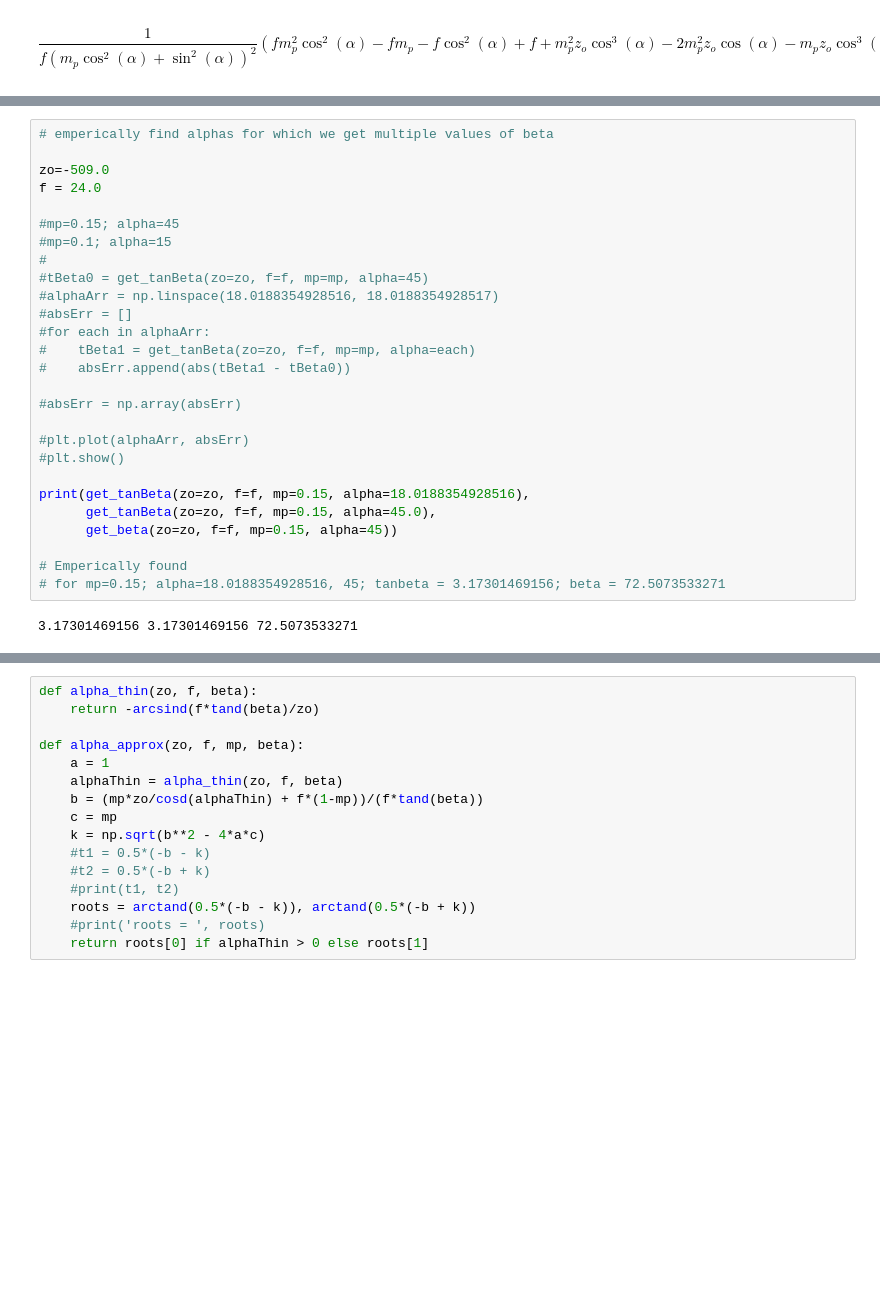
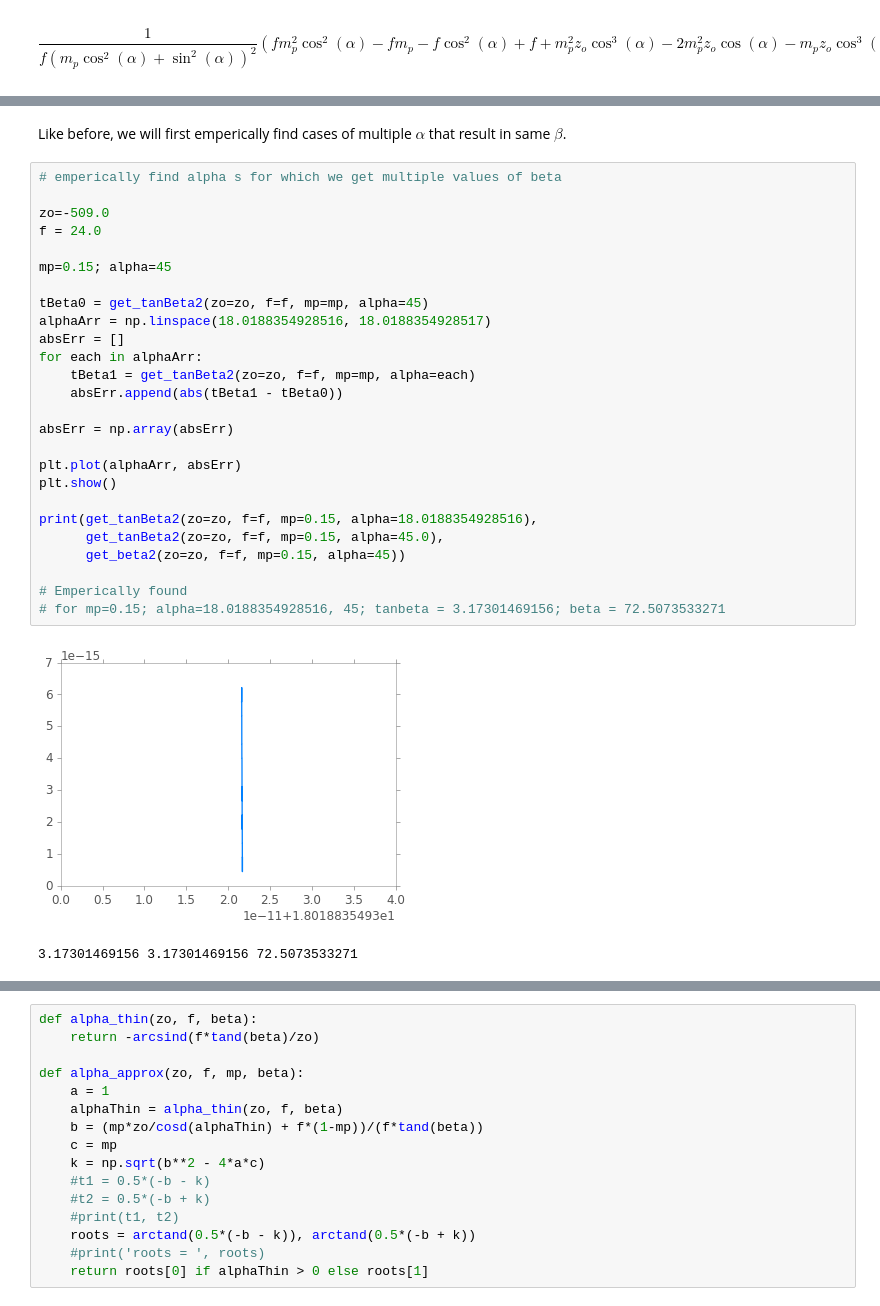
Before and after one commit to indranilsinharoy/phd-artifacts, a Jupyter notebook: chapters/chapter03_geometricmodel/code/StudyOfAngularRelationshipsForLensTiltForFocusing.ipynb, the cells around one changed output, grey strips where cells are left out. Saved outputs shown, nothing was run; the diff lists cells and outputs as text; blank space fills up the shorter version.

```diff
--- a/chapters/chapter03_geometricmodel/code/StudyOfAngularRelationshipsForLensTiltForFocusing.ipynb
+++ b/chapters/chapter03_geometricmodel/code/StudyOfAngularRelationshipsForLensTiltForFocusing.ipynb
@@ -467,31 +471,33 @@ plt.show()
+# %% [markdown]
+Like before, we will first emperically find cases of multiple $\alpha$ that result in same $\beta$.
 # %%
-# emperically find alphas for which we get multiple values of beta
+# emperically find alpha s for which we get multiple values of beta
 
 zo=-509.0
 f = 24.0
 
-#mp=0.15; alpha=45
-#mp=0.1; alpha=15
-#
-#tBeta0 = get_tanBeta(zo=zo, f=f, mp=mp, alpha=45)
-#alphaArr = np.linspace(18.0188354928516, 18.0188354928517)
-#absErr = []
-#for each in alphaArr:
-#    tBeta1 = get_tanBeta(zo=zo, f=f, mp=mp, alpha=each)
-#    absErr.append(abs(tBeta1 - tBeta0))
+mp=0.15; alpha=45
 
-#absErr = np.array(absErr)
+tBeta0 = get_tanBeta2(zo=zo, f=f, mp=mp, alpha=45)
+alphaArr = np.linspace(18.0188354928516, 18.0188354928517)
+absErr = []
+for each in alphaArr:
+    tBeta1 = get_tanBeta2(zo=zo, f=f, mp=mp, alpha=each)
+    absErr.append(abs(tBeta1 - tBeta0))
 
-#plt.plot(alphaArr, absErr)
-#plt.show()
+absErr = np.array(absErr)
 
-print(get_tanBeta(zo=zo, f=f, mp=0.15, alpha=18.0188354928516),
-      get_tanBeta(zo=zo, f=f, mp=0.15, alpha=45.0),
-      get_beta(zo=zo, f=f, mp=0.15, alpha=45))
+plt.plot(alphaArr, absErr)
+plt.show()
+
+print(get_tanBeta2(zo=zo, f=f, mp=0.15, alpha=18.0188354928516),
+      get_tanBeta2(zo=zo, f=f, mp=0.15, alpha=45.0),
+      get_beta2(zo=zo, f=f, mp=0.15, alpha=45))
 
 # Emperically found
 # for mp=0.15; alpha=18.0188354928516, 45; tanbeta = 3.17301469156; beta = 72.5073533271
 # %% [output]
+[figure, added]
 3.17301469156 3.17301469156 72.5073533271
 # %%
 # plot of alpha vs. beta
```
Also changed, not shown: parts of 34 cells of this notebook.
